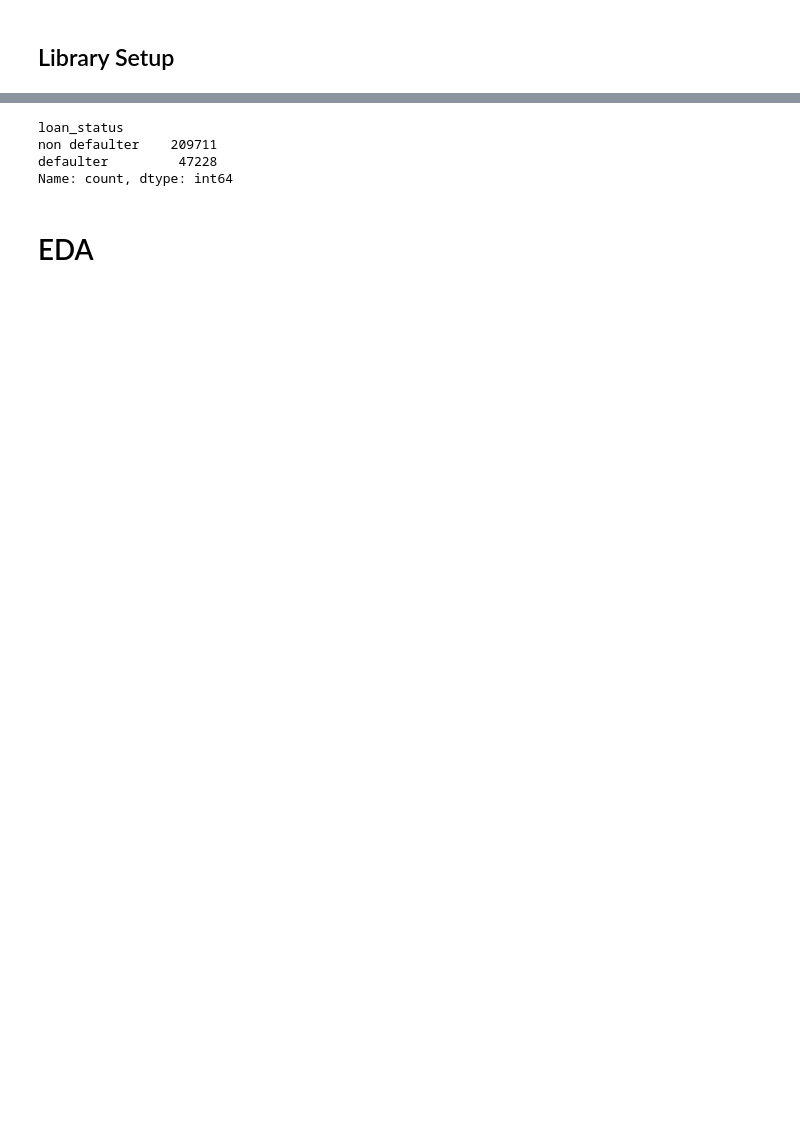
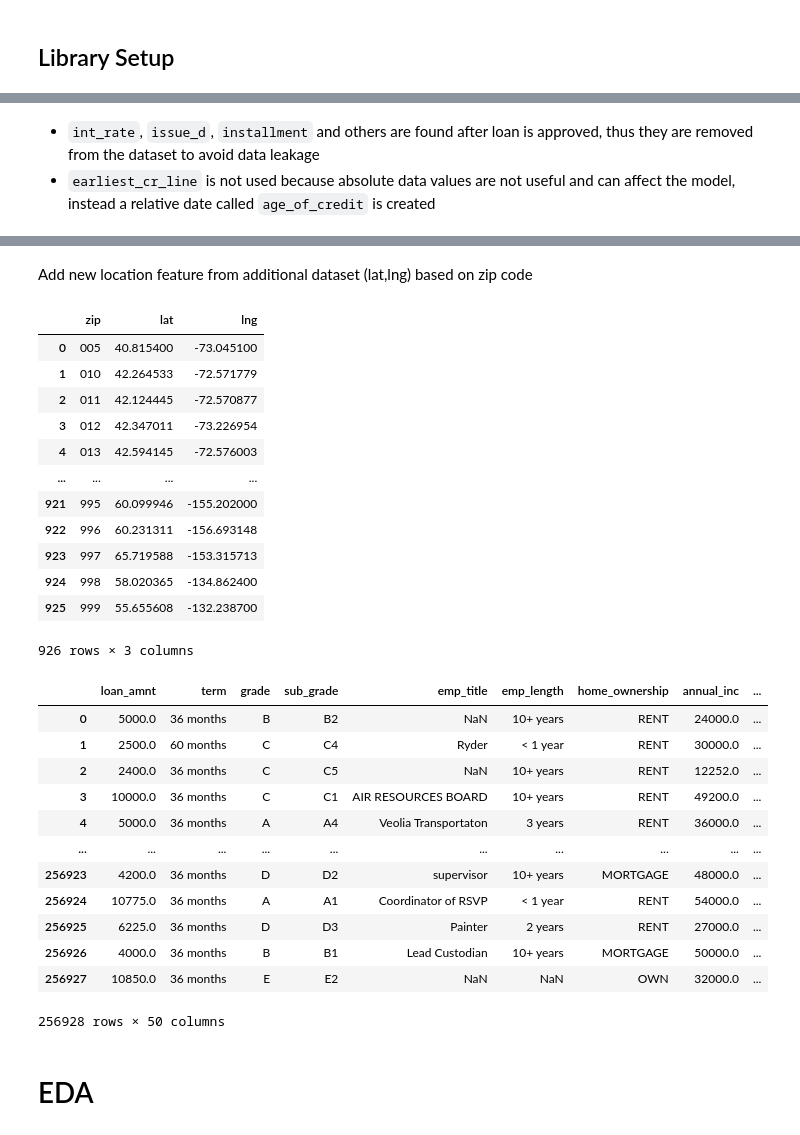
Before and after one commit to jyothisable/Credit-Default-Risk-Prediction-Model, a Jupyter notebook: notebooks/model_prototyping.ipynb, the cells around one changed output, grey strips where cells are left out. Drawn from its saved outputs; the diff is of its cells as text; code cells hidden in the pictures; blank space fills up the shorter version.

```diff
--- a/notebooks/model_prototyping.ipynb
+++ b/notebooks/model_prototyping.ipynb
@@ -279,7 +92,11 @@ memory usage: 19.0+ MB
+# %% [markdown]
+* `int_rate`, `issue_d`, `installment` and others are found after loan is approved, thus they are removed from the dataset to avoid data leakage
+* `earliest_cr_line` is not used because absolute data values are not useful and can affect the model, instead a relative date called `age_of_credit` is created
 # %%
-df2 = dh.load_data_and_sanitize('loan.csv')
-# return all columns which are also there in df
-df3 = df2[['loan_amnt', 'term', 'grade', 'sub_grade',
+from Prediction_Model import data_handling as dh
+df = dh.load_data_and_sanitize('loan.csv')
+# Remove feature which are not available at the time of loan application
+df = df[['loan_amnt', 'term', 'grade', 'sub_grade',
        'emp_title', 'emp_length', 'home_ownership', 'annual_inc',
        'verification_status', 'issue_d', 'loan_status', 'purpose', 'title',
        'dti', 'earliest_cr_line', 'open_acc', 'pub_rec', 'revol_bal',
@@ -292,18 +109,19 @@ df3 = df2[['loan_amnt', 'term', 'grade', 'sub_grade',
          'max_bal_bc', 'all_util', 'total_rev_hi_lim', 'inq_fi', 'total_cu_tl', 'inq_last_12m',
          'tot_coll_amt', 'tot_cur_bal']]
 
-
-df3 = df3[df3['loan_status'].isin(['Charged Off', 'Fully Paid','Does not meet the credit policy. Status:Fully Paid','Default','Does not meet the credit policy. Status:Charged Off'])]
-df3['loan_status'] = df3['loan_status'].map({'Charged Off':'defaulter',
+# Map defaults and non defaults
+df = df[df['loan_status'].isin(['Charged Off', 'Fully Paid','Does not meet the credit policy. Status:Fully Paid','Default','Does not meet the credit policy. Status:Charged Off'])]
+df['loan_status'] = df['loan_status'].map({'Charged Off':'defaulter',
                          'Fully Paid':'non defaulter',
                          'Default':'defaulter',
                          'Does not meet the credit policy. Status:Charged Off':'defaulter',
                          'Does not meet the credit policy. Status:Fully Paid':'non defaulter'})
-df3['earliest_cr_line'] = pd.to_datetime(df3['earliest_cr_line'])
-df3['issue_d'] = pd.to_datetime(df3['issue_d'], format='%b-%Y')
-display(df3.head(10).style.set_table_styles(table_styles['cerulean_palette']).set_caption("DF"))
-df3.info()
-df3.describe()
+# Date format conversion
+df['earliest_cr_line'] = pd.to_datetime(df['earliest_cr_line'])
+df['issue_d'] = pd.to_datetime(df['issue_d'], format='%b-%Y')
+display(df.head(10).style.set_table_styles(table_styles['cerulean_palette']).set_caption("DF"))
+df.info()
+df.describe()
 # %% [output]
 DF
 |  | loan_amnt | term | grade | sub_grade | emp_title | emp_length | home_ownership | annual_inc | ... |
@@ -343,14 +161,49 @@ memory usage: 96.1+ MB
 | 75% | 18200.000000 | 8.700000e+04 | 2014-05-01 00:00:00 | 21.990000 | 2002-10-01 00:00:00 | 14.000000 | 0.000000 | 1.908350e+04 | 73.900000 | ... |
 | max | 35000.000000 | 8.706582e+06 | 2015-12-01 00:00:00 | 57.140000 | 2012-10-01 00:00:00 | 76.000000 | 15.000000 | 1.746716e+06 | 892.300000 | ... |
 | std | 8128.811481 | 5.890043e+04 | NaN | 7.793541 | NaN | 4.902947 | 0.436027 | 1.970880e+04 | 24.827559 | ... |
-# %%
-df3['loan_status'].value_counts()
-df =df3
-# %% [output]
-loan_status
-non defaulter    209711
-defaulter         47228
-Name: count, dtype: int64
+# %% [markdown]
+Add new location feature from additional dataset (lat,lng) based on zip code
+# %%
+loc = dh.load_data_and_sanitize('US_zip_to_cord.csv')
+loc['zip']=loc['zip'].astype(str)
+loc['zip']=loc['zip'].str[:-2]
+# loc['zip']= (3-loc['zip'].str.len())*'0'+str(loc['zip'])
+loc['zip'] = loc['zip'].map(lambda x: (3 - len(x)) * '0' + x) # add zeros prefix
+loc_grouped = loc.groupby('zip').agg({'lat':'mean','lng':'mean'}).reset_index()
+loc_grouped
+df['zip_code'] = df['zip_code'].str[:3]
+df = df.merge(loc_grouped, left_on='zip_code', right_on='zip', how='inner')
+
+df.drop(columns=['zip'], inplace=True)
+df
+dh.save_data(df,'loan_reduced.csv') # final data saved
+# %% [output]
+|  | zip | lat | lng |
+| 0 | 005 | 40.815400 | -73.045100 |
+| 1 | 010 | 42.264533 | -72.571779 |
+| 2 | 011 | 42.124445 | -72.570877 |
+| 3 | 012 | 42.347011 | -73.226954 |
+| 4 | 013 | 42.594145 | -72.576003 |
+| ... | ... | ... | ... |
+| 921 | 995 | 60.099946 | -155.202000 |
+| 922 | 996 | 60.231311 | -156.693148 |
+| 923 | 997 | 65.719588 | -153.315713 |
+| 924 | 998 | 58.020365 | -134.862400 |
+| 925 | 999 | 55.655608 | -132.238700 |
+926 rows × 3 columns
+|  | loan_amnt | term | grade | sub_grade | emp_title | emp_length | home_ownership | annual_inc | ... |
+| 0 | 5000.0 | 36 months | B | B2 | NaN | 10+ years | RENT | 24000.0 | ... |
+| 1 | 2500.0 | 60 months | C | C4 | Ryder | < 1 year | RENT | 30000.0 | ... |
+| 2 | 2400.0 | 36 months | C | C5 | NaN | 10+ years | RENT | 12252.0 | ... |
+| 3 | 10000.0 | 36 months | C | C1 | AIR RESOURCES BOARD | 10+ years | RENT | 49200.0 | ... |
+| 4 | 5000.0 | 36 months | A | A4 | Veolia Transportaton | 3 years | RENT | 36000.0 | ... |
+| ... | ... | ... | ... | ... | ... | ... | ... | ... | ... |
+| 256923 | 4200.0 | 36 months | D | D2 | supervisor | 10+ years | MORTGAGE | 48000.0 | ... |
+| 256924 | 10775.0 | 36 months | A | A1 | Coordinator of RSVP | < 1 year | RENT | 54000.0 | ... |
+| 256925 | 6225.0 | 36 months | D | D3 | Painter | 2 years | RENT | 27000.0 | ... |
+| 256926 | 4000.0 | 36 months | B | B1 | Lead Custodian | 10+ years | MORTGAGE | 50000.0 | ... |
+| 256927 | 10850.0 | 36 months | E | E2 | NaN | NaN | OWN | 32000.0 | ... |
+256928 rows × 50 columns
 # %% [markdown]
 # EDA
 # %%
```
Also changed, not shown: parts of 38 cells of this notebook, 1 other file.
